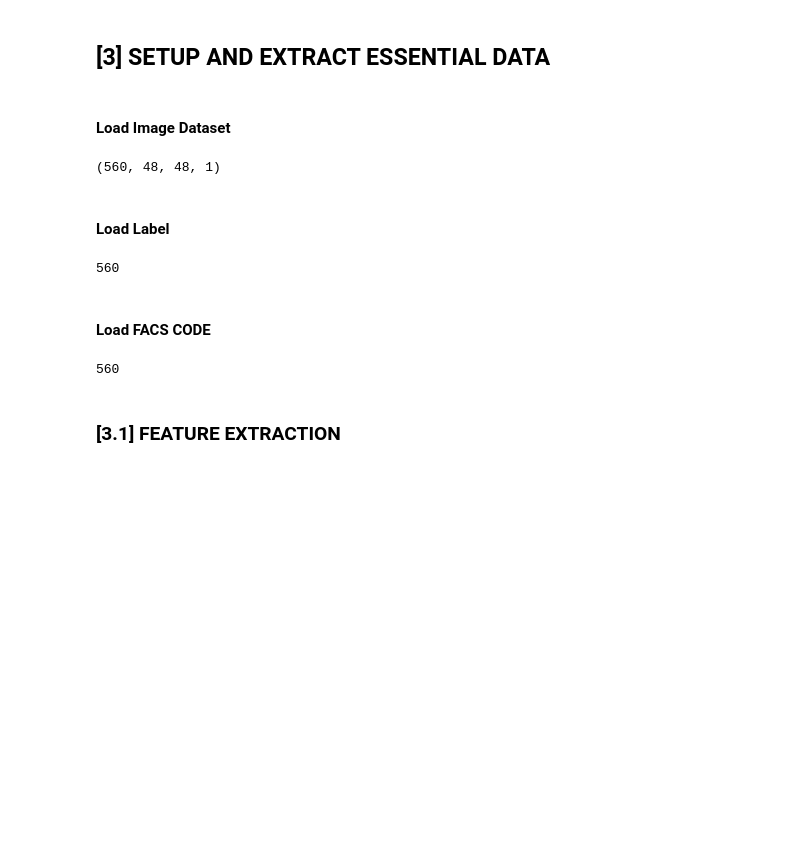
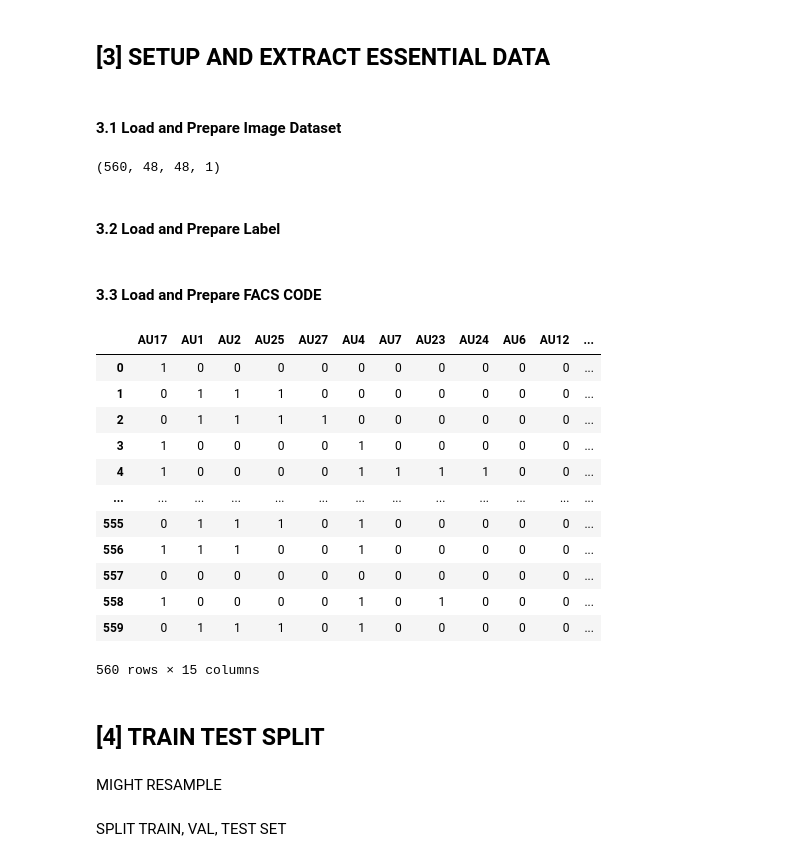
Before and after one commit to baopham2611/Deep_learning_a1, a Jupyter notebook: FacialClassifier.ipynb, the cells around one changed output. Cells and saved outputs as stored; diff of their text form; code cells hidden in the pictures; blank space fills up the shorter version.

```diff
--- a/FacialClassifier.ipynb
+++ b/FacialClassifier.ipynb
@@ -125,7 +127,7 @@ It seems there are unbalanced count of negative comparing to other label
 # %% [markdown]
 ## [3] SETUP AND EXTRACT ESSENTIAL DATA
 # %% [markdown]
-#### Load Image Dataset
+#### 3.1 Load and Prepare Image Dataset
 # %%
 # Initialize an empty list to store processed images
 img_data_list = []
@@ -165,25 +167,38 @@ img_data.shape
 # %% [output]
 (560, 48, 48, 1)
 # %% [markdown]
-#### Load Label
+#### 3.2 Load and Prepare Label
 # %%
 # Define mapping conversion
 target_mapping = {'negative': 0, 'positive': 1, 'surprise': 2}
 df['high_level_emotion_num'] = df['high_level_emotion'].map(target_mapping)
 labels = df['high_level_emotion_num'].to_list()
-len(labels)
+num_classes = 3
+emotions_label = to_categorical(labels, num_classes=num_classes)
-# %% [output]
-560
 # %% [markdown]
-#### Load FACS CODE
+#### 3.3 Load and Prepare FACS CODE
 # %%
 facs_code_list = []
+facs_code_df = df[df.columns[5:20]]
 for i in range(df.shape[0]):
     facs_code_row = df.iloc[i, 5:20].tolist()
     facs_code_list.append(facs_code_row)
-len(facs_code_list)
+facs_list = np.array(facs_code_list)
+facs_code_df
 # %% [output]
+|  | AU17 | AU1 | AU2 | AU25 | AU27 | AU4 | AU7 | AU23 | AU24 | AU6 | AU12 | ... |
+| 0 | 1 | 0 | 0 | 0 | 0 | 0 | 0 | 0 | 0 | 0 | 0 | ... |
+| 1 | 0 | 1 | 1 | 1 | 0 | 0 | 0 | 0 | 0 | 0 | 0 | ... |
+| 2 | 0 | 1 | 1 | 1 | 1 | 0 | 0 | 0 | 0 | 0 | 0 | ... |
+| 3 | 1 | 0 | 0 | 0 | 0 | 1 | 0 | 0 | 0 | 0 | 0 | ... |
+| 4 | 1 | 0 | 0 | 0 | 0 | 1 | 1 | 1 | 1 | 0 | 0 | ... |
+| ... | ... | ... | ... | ... | ... | ... | ... | ... | ... | ... | ... | ... |
+| 555 | 0 | 1 | 1 | 1 | 0 | 1 | 0 | 0 | 0 | 0 | 0 | ... |
+| 556 | 1 | 1 | 1 | 0 | 0 | 1 | 0 | 0 | 0 | 0 | 0 | ... |
+| 557 | 0 | 0 | 0 | 0 | 0 | 0 | 0 | 0 | 0 | 0 | 0 | ... |
+| 558 | 1 | 0 | 0 | 0 | 0 | 1 | 0 | 1 | 0 | 0 | 0 | ... |
+| 559 | 0 | 1 | 1 | 1 | 0 | 1 | 0 | 0 | 0 | 0 | 0 | ... |
-560
+560 rows × 15 columns
-# %% [markdown]
-### [3.1] FEATURE EXTRACTION
+# %% [markdown]
+## [4] TRAIN TEST SPLIT
 # %%
@@ -192 +205,5 @@ from sklearn.utils import shuffle
 from sklearn.model_selection import train_test_split
+# %% [markdown]
+MIGHT RESAMPLE
+# %% [markdown]
+SPLIT TRAIN, VAL, TEST SET
```
Also changed, not shown: parts of 16 cells of this notebook.
